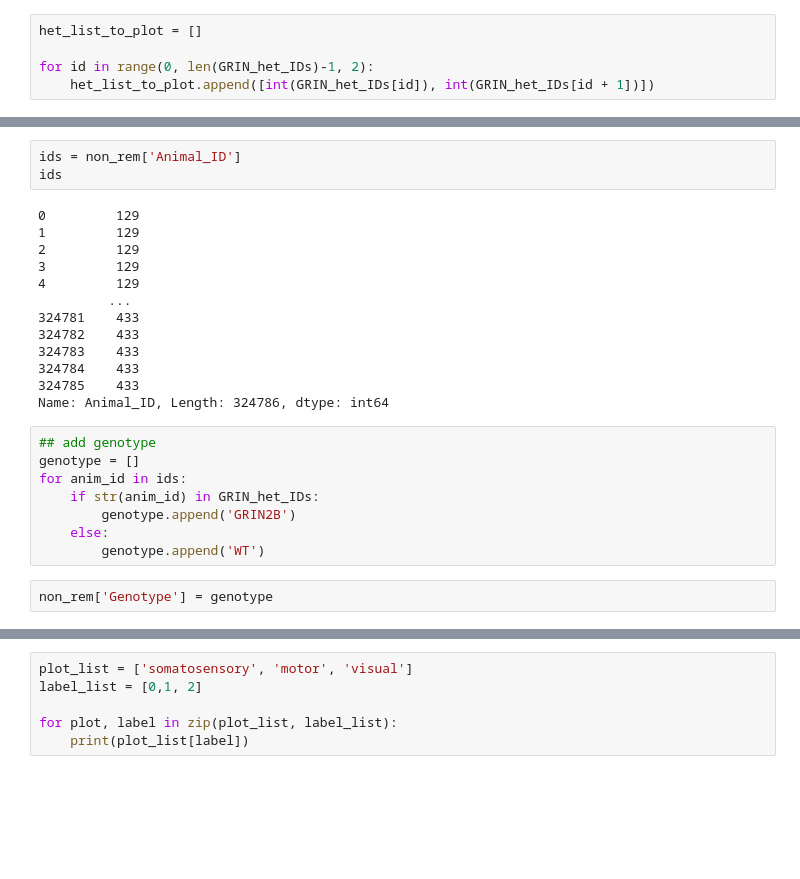
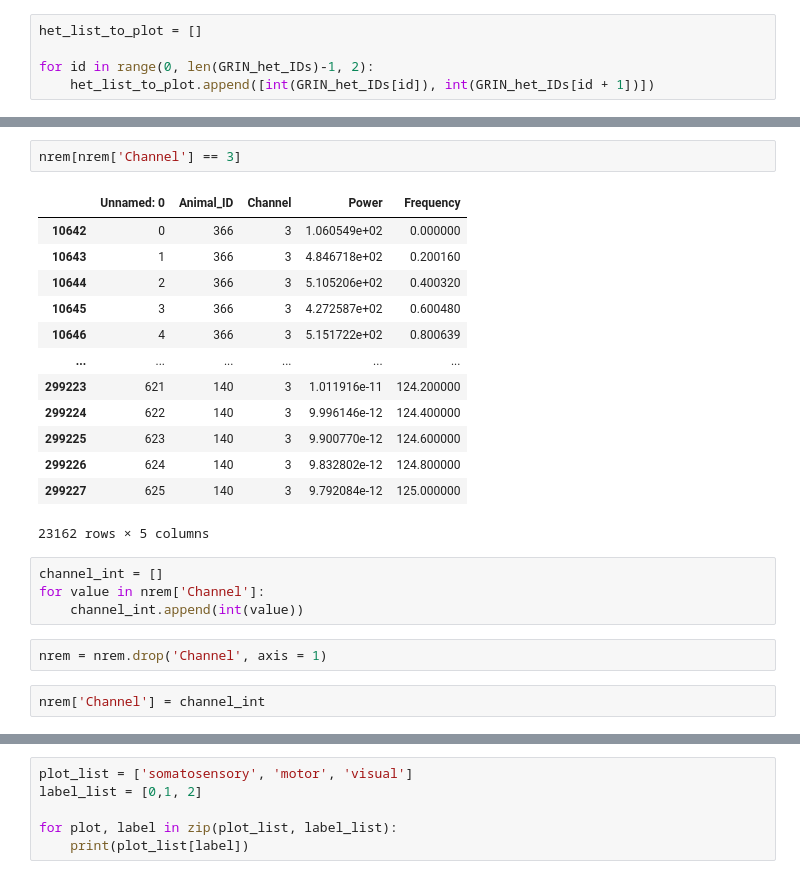
Before and after one commit to melissafasol/GRIN2B, a Jupyter notebook: notebooks/plotting_GRIN2B.ipynb, the cells around one changed output, grey strips where cells are left out. Drawn from its saved outputs; the diff is of its cells as text; blank space fills up the shorter version.

```diff
--- a/notebooks/plotting_GRIN2B.ipynb
+++ b/notebooks/plotting_GRIN2B.ipynb
@@ -91,26 +75,24 @@ non_rem
-# %%
-ids = non_rem['Animal_ID']
-ids
-# %% [output]
-0         129
-1         129
-2         129
-3         129
-4         129
-         ...
-324781    433
-324782    433
-324783    433
-324784    433
-324785    433
-Name: Animal_ID, Length: 324786, dtype: int64
-# %%
-## add genotype
-genotype = []
-for anim_id in ids:
-    if str(anim_id) in GRIN_het_IDs:
-        genotype.append('GRIN2B')
-    else:
-        genotype.append('WT')
-# %%
-non_rem['Genotype'] = genotype
+# %%
+nrem[nrem['Channel'] == 3]
+# %% [output]
+|  | Unnamed: 0 | Animal_ID | Channel | Power | Frequency |
+| 10642 | 0 | 366 | 3 | 1.060549e+02 | 0.000000 |
+| 10643 | 1 | 366 | 3 | 4.846718e+02 | 0.200160 |
+| 10644 | 2 | 366 | 3 | 5.105206e+02 | 0.400320 |
+| 10645 | 3 | 366 | 3 | 4.272587e+02 | 0.600480 |
+| 10646 | 4 | 366 | 3 | 5.151722e+02 | 0.800639 |
+| ... | ... | ... | ... | ... | ... |
+| 299223 | 621 | 140 | 3 | 1.011916e-11 | 124.200000 |
+| 299224 | 622 | 140 | 3 | 9.996146e-12 | 124.400000 |
+| 299225 | 623 | 140 | 3 | 9.900770e-12 | 124.600000 |
+| 299226 | 624 | 140 | 3 | 9.832802e-12 | 124.800000 |
+| 299227 | 625 | 140 | 3 | 9.792084e-12 | 125.000000 |
+23162 rows × 5 columns
+# %%
+channel_int = []
+for value in nrem['Channel']:
+    channel_int.append(int(value))
+# %%
+nrem = nrem.drop('Channel', axis = 1)
+# %%
+nrem['Channel'] = channel_int
```
Also changed, not shown: parts of 11 cells of this notebook, 3 other files.
